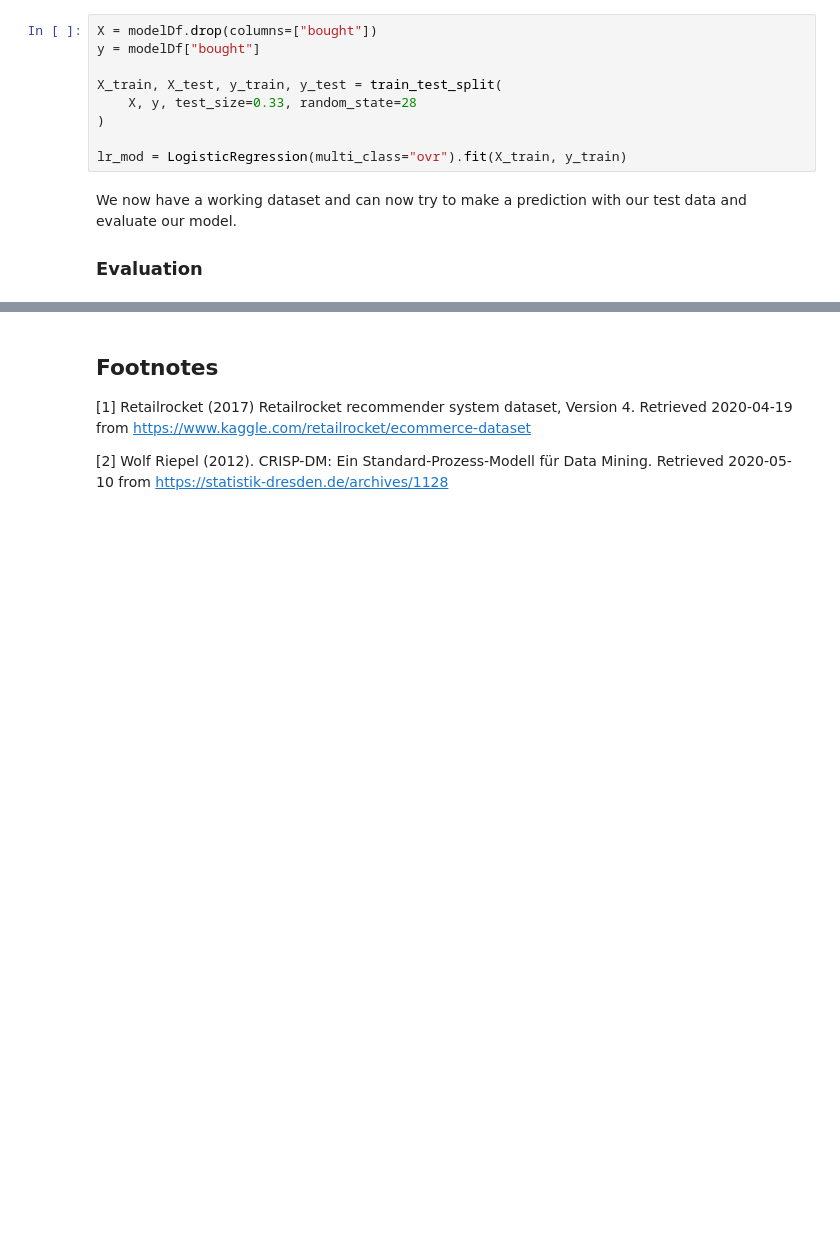
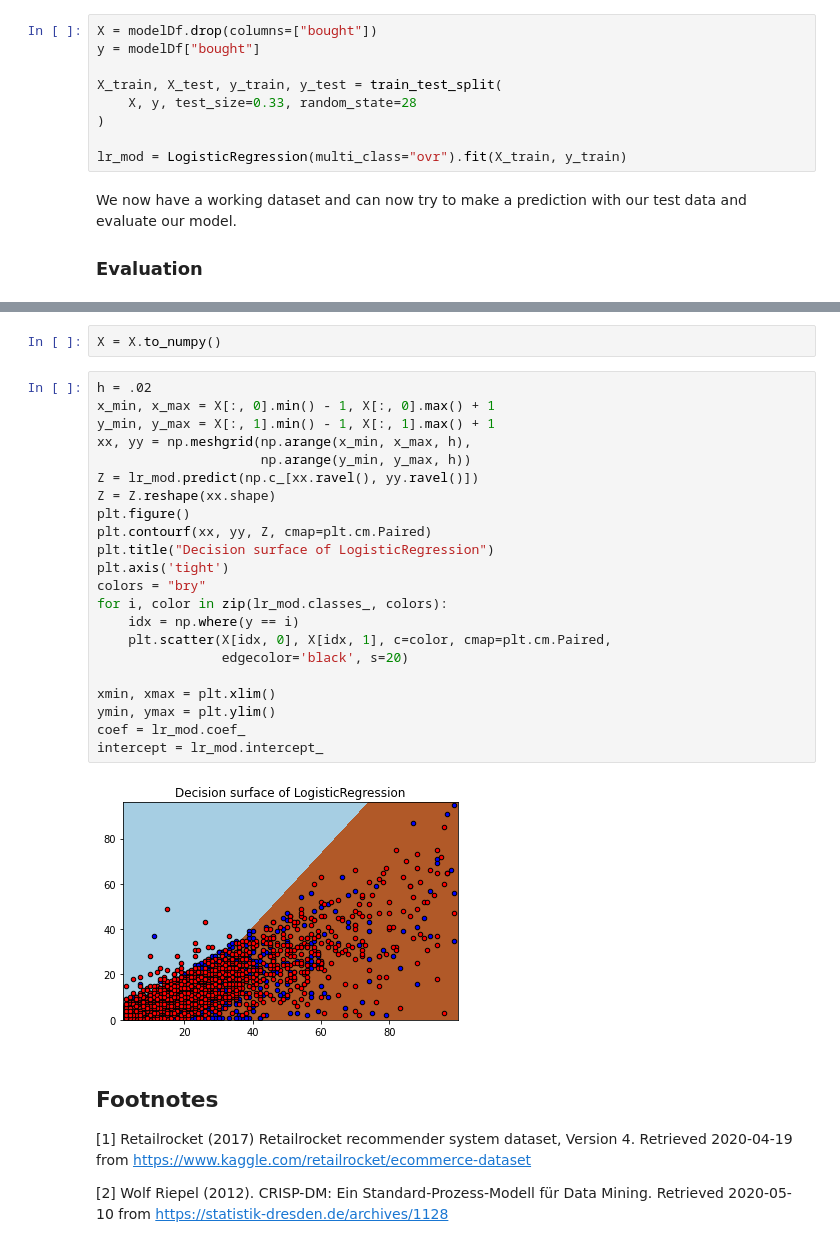
Before and after one commit to tinomerl/ecommerce-recommendation, a Jupyter notebook: ecommerce-user-behaviour.ipynb, the cells around one changed output, grey strips where cells are left out. Cells and saved outputs as stored; diff of their text form; blank space fills up the shorter version.

```diff
--- a/ecommerce-user-behaviour.ipynb
+++ b/ecommerce-user-behaviour.ipynb
@@ -659,3 +681,29 @@ plt.draw()
+# %%
+X = X.to_numpy()
+# %%
+h = .02
+x_min, x_max = X[:, 0].min() - 1, X[:, 0].max() + 1
+y_min, y_max = X[:, 1].min() - 1, X[:, 1].max() + 1
+xx, yy = np.meshgrid(np.arange(x_min, x_max, h),
+                     np.arange(y_min, y_max, h))
+Z = lr_mod.predict(np.c_[xx.ravel(), yy.ravel()])
+Z = Z.reshape(xx.shape)
+plt.figure()
+plt.contourf(xx, yy, Z, cmap=plt.cm.Paired)
+plt.title("Decision surface of LogisticRegression")
+plt.axis('tight')
+colors = "bry"
+for i, color in zip(lr_mod.classes_, colors):
+    idx = np.where(y == i)
+    plt.scatter(X[idx, 0], X[idx, 1], c=color, cmap=plt.cm.Paired,
+                edgecolor='black', s=20)
+
+xmin, xmax = plt.xlim()
+ymin, ymax = plt.ylim()
+coef = lr_mod.coef_
+intercept = lr_mod.intercept_
+# %% [output]
+[figure, added]
 # %% [markdown]
 ## Footnotes
 [1]<a class="anchor" id="kaggle_dataset"></a> Retailrocket (2017) Retailrocket recommender system dataset, Version 4. Retrieved 2020-04-19 from https://www.kaggle.com/retailrocket/ecommerce-dataset
```
Also changed, not shown: parts of 11 cells of this notebook.
